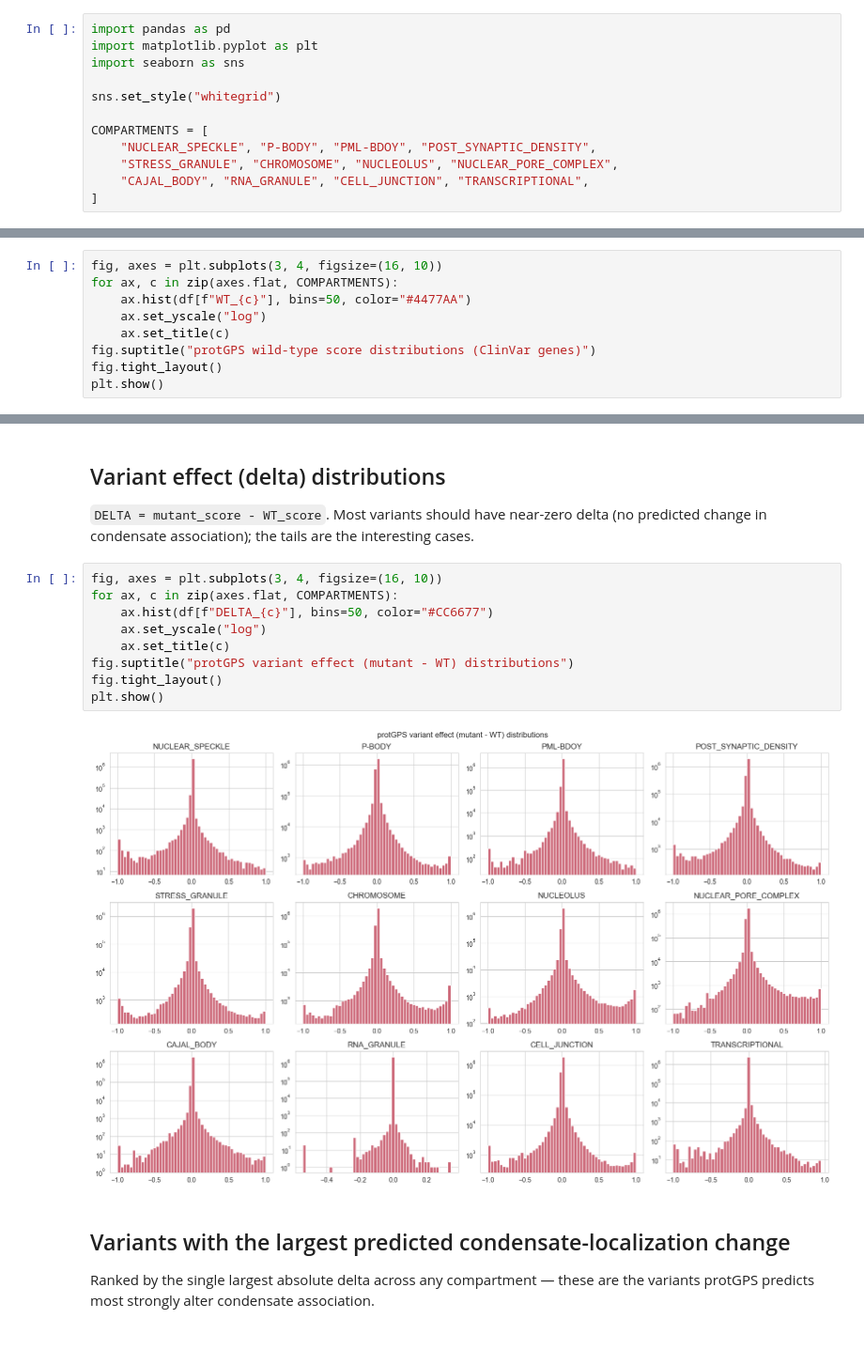
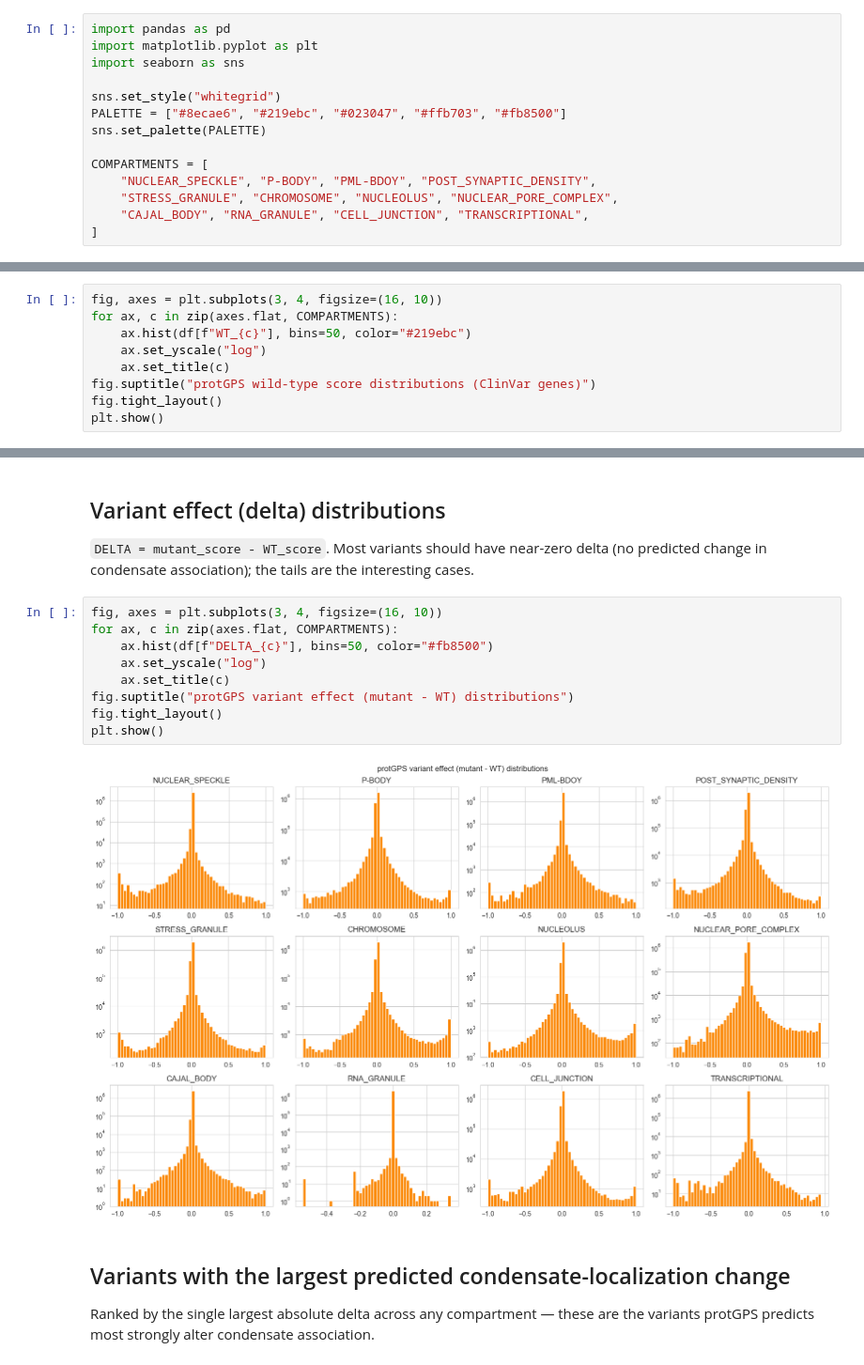
Before and after one commit to ddcohn/RBP_Isoforms_Variants, a Jupyter notebook: notebooks/protgps_clinvar_exploration.ipynb, the cells around one changed output, grey strips where cells are left out. Shown at 94% size. Cells and saved outputs as stored; diff of their text form.

```diff
--- a/notebooks/protgps_clinvar_exploration.ipynb
+++ b/notebooks/protgps_clinvar_exploration.ipynb
@@ -10,6 +10,8 @@ import matplotlib.pyplot as plt
 import seaborn as sns
 
 sns.set_style("whitegrid")
+PALETTE = ["#8ecae6", "#219ebc", "#023047", "#ffb703", "#fb8500"]
+sns.set_palette(PALETTE)
 
 COMPARTMENTS = [
     "NUCLEAR_SPECKLE", "P-BODY", "PML-BDOY", "POST_SYNAPTIC_DENSITY",
@@ -68,7 +70,7 @@ Most proteins should score near 0 for most compartments (condensate-specific loc
 # %%
 fig, axes = plt.subplots(3, 4, figsize=(16, 10))
 for ax, c in zip(axes.flat, COMPARTMENTS):
-    ax.hist(df[f"WT_{c}"], bins=50, color="#4477AA")
+    ax.hist(df[f"WT_{c}"], bins=50, color="#219ebc")
     ax.set_yscale("log")
     ax.set_title(c)
 fig.suptitle("protGPS wild-type score distributions (ClinVar genes)")
@@ -83,14 +85,14 @@ plt.show()
 # %%
 fig, axes = plt.subplots(3, 4, figsize=(16, 10))
 for ax, c in zip(axes.flat, COMPARTMENTS):
-    ax.hist(df[f"DELTA_{c}"], bins=50, color="#CC6677")
+    ax.hist(df[f"DELTA_{c}"], bins=50, color="#fb8500")
     ax.set_yscale("log")
     ax.set_title(c)
 fig.suptitle("protGPS variant effect (mutant - WT) distributions")
 fig.tight_layout()
 plt.show()
 # %% [output]
-[figure, old version]
+[figure, new version]
 # %% [markdown]
 ## Variants with the largest predicted condensate-localization change
 
```
Also changed, not shown: 4 other files.
